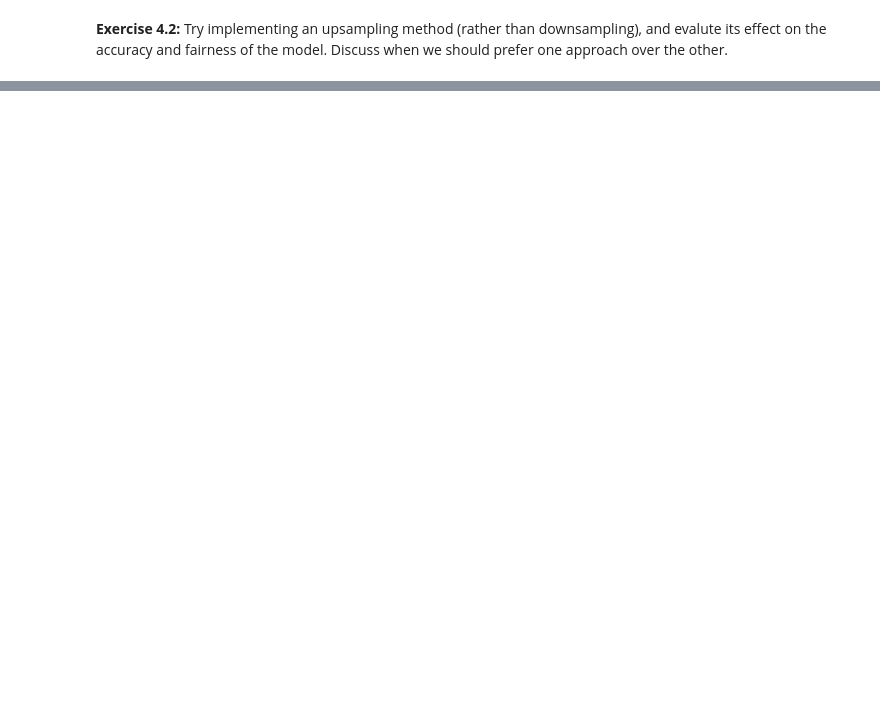
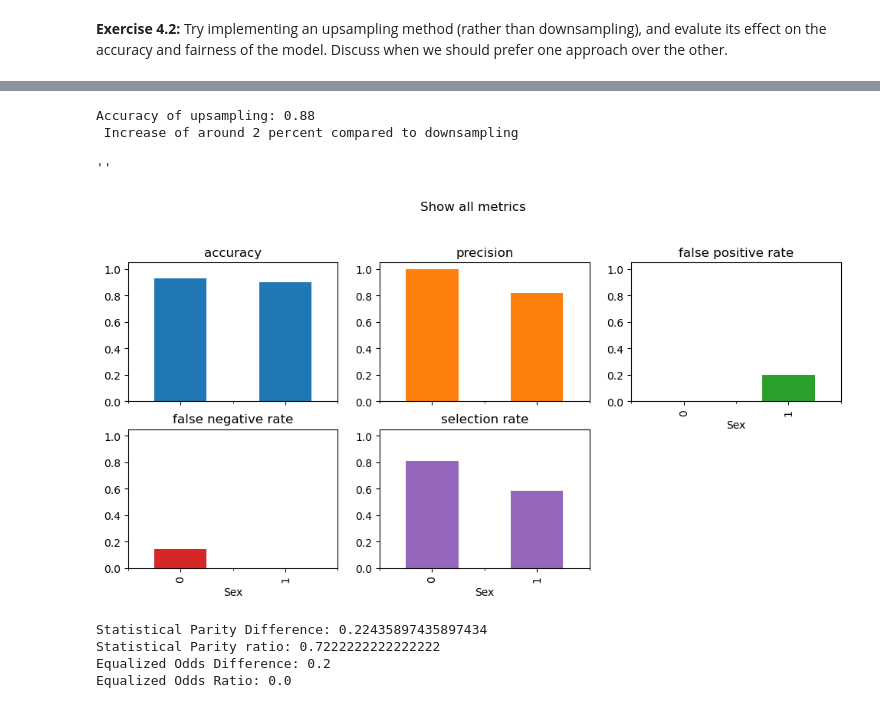
Before and after one commit to DiegoGarciaFrade/ResponsibleAI_G1, a Jupyter notebook: Week_4_2_resampling.ipynb, the cells around one changed output, grey strips where cells are left out. Saved outputs shown, nothing was run; the diff lists cells and outputs as text; code cells hidden in the pictures; blank space fills up the shorter version.

```diff
--- a/Week_4_2_resampling.ipynb
+++ b/Week_4_2_resampling.ipynb
@@ -152,0 +214,9 @@ print(f"Equalized Odds Ratio: {equal_odds_rto}")
+# %%
+# accuracy on the RandomForrestClassifier(random_state=42)
+rf_upsample = RandomForestClassifier(random_state=42)
+rf_upsample.fit(X_train_resampled, y_train_resampled)
+print('Accuracy of upsampling: {} \n Increase of around 2 percent compared to downsampling'.format(rf_upsample.score(X_test, y_test)) )
+y_pred = rf_upsample.predict(X_test)
+# %% [output]
+Accuracy of upsampling: 0.88
+ Increase of around 2 percent compared to downsampling
@@ -152,0 +225,45 @@ print(f"Equalized Odds Ratio: {equal_odds_rto}")
+# %%
+metrics = {
+    "accuracy": balanced_accuracy_score,
+    "precision": precision_score,
+    "false positive rate": false_positive_rate,
+    "false negative rate": false_negative_rate,
+    "selection rate": selection_rate,
+}
+metric_frame = MetricFrame(
+    metrics=metrics, y_true=y_test, y_pred=y_pred, sensitive_features=sensitive_test
+)
+metric_frame.by_group.plot.bar(
+    subplots=True,
+    layout=[3, 3],
+    legend=False,
+    figsize=[12, 8],
+    ylim=[0,1.05],
+    title="Show all metrics",
+)
+;
+# fairness metrics are close to the same as the downsampling method, possibly because the duplication of data does not add new information
+# a synethic data generation approach may be more appropriate and lead to different fairness metrics
+# compared to the un-altered version we see no false negatives for women, implying fairer outcomes in that regard
+# %% [output]
+''
+[figure, added]
+# %%
+# Statistical Parity
+stat_parity_diff = demographic_parity_difference(y_test, y_pred, sensitive_features=sensitive_test)
+print(f"Statistical Parity Difference: {stat_parity_diff}")
+
+stat_parity_rto = demographic_parity_ratio(y_test, y_pred, sensitive_features=sensitive_test)
+print(f"Statistical Parity ratio: {stat_parity_rto}")
+
+# Equalized Odds
+equal_odds_diff = equalized_odds_difference(y_test, y_pred, sensitive_features=sensitive_test)
+print(f"Equalized Odds Difference: {equal_odds_diff}")
+
+equal_odds_rto = equalized_odds_ratio(y_test, y_pred, sensitive_features=sensitive_test)
+print(f"Equalized Odds Ratio: {equal_odds_rto}")
+# %% [output]
+Statistical Parity Difference: 0.22435897435897434
+Statistical Parity ratio: 0.7222222222222222
+Equalized Odds Difference: 0.2
+Equalized Odds Ratio: 0.0
```
Also changed, not shown: parts of 11 cells of this notebook, 1 other file.
